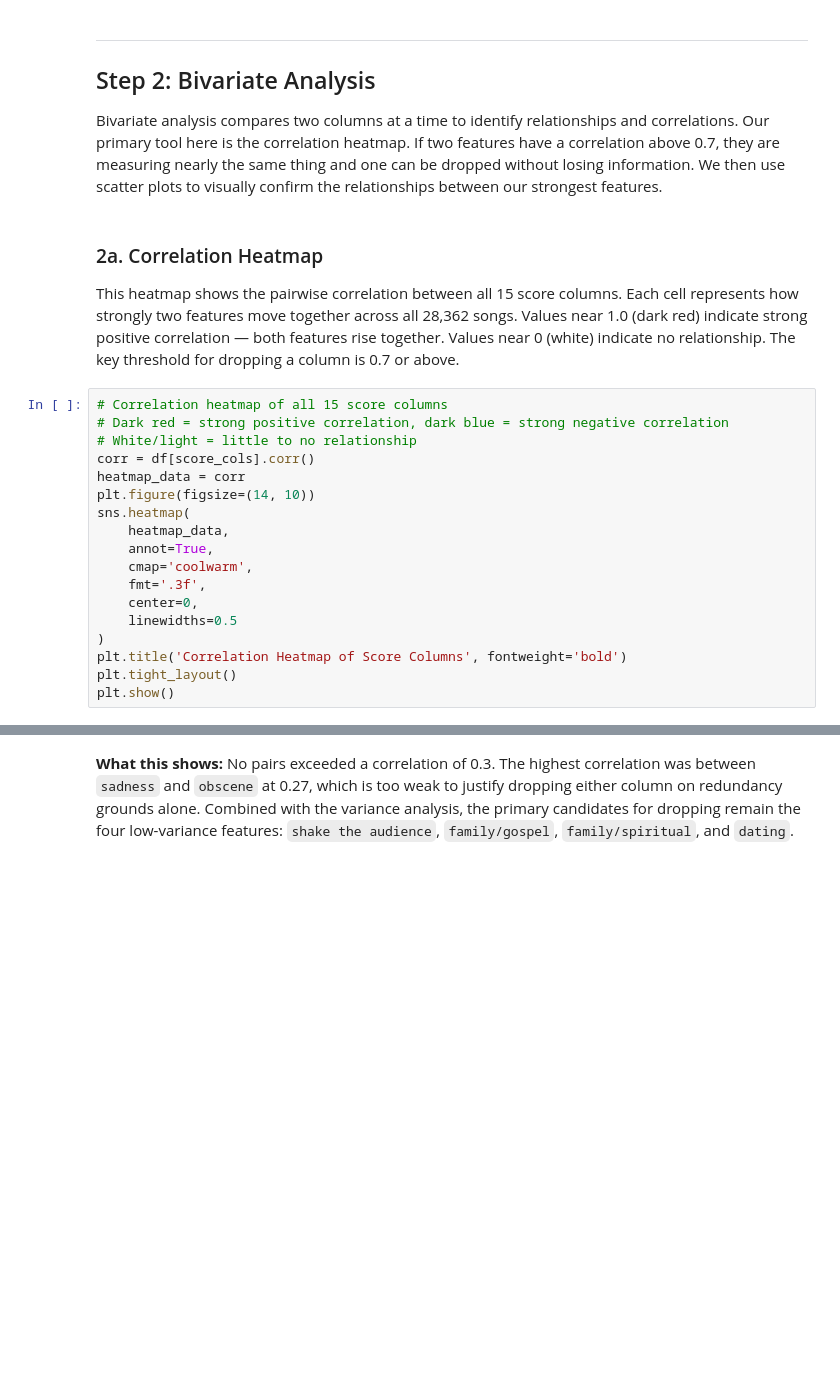
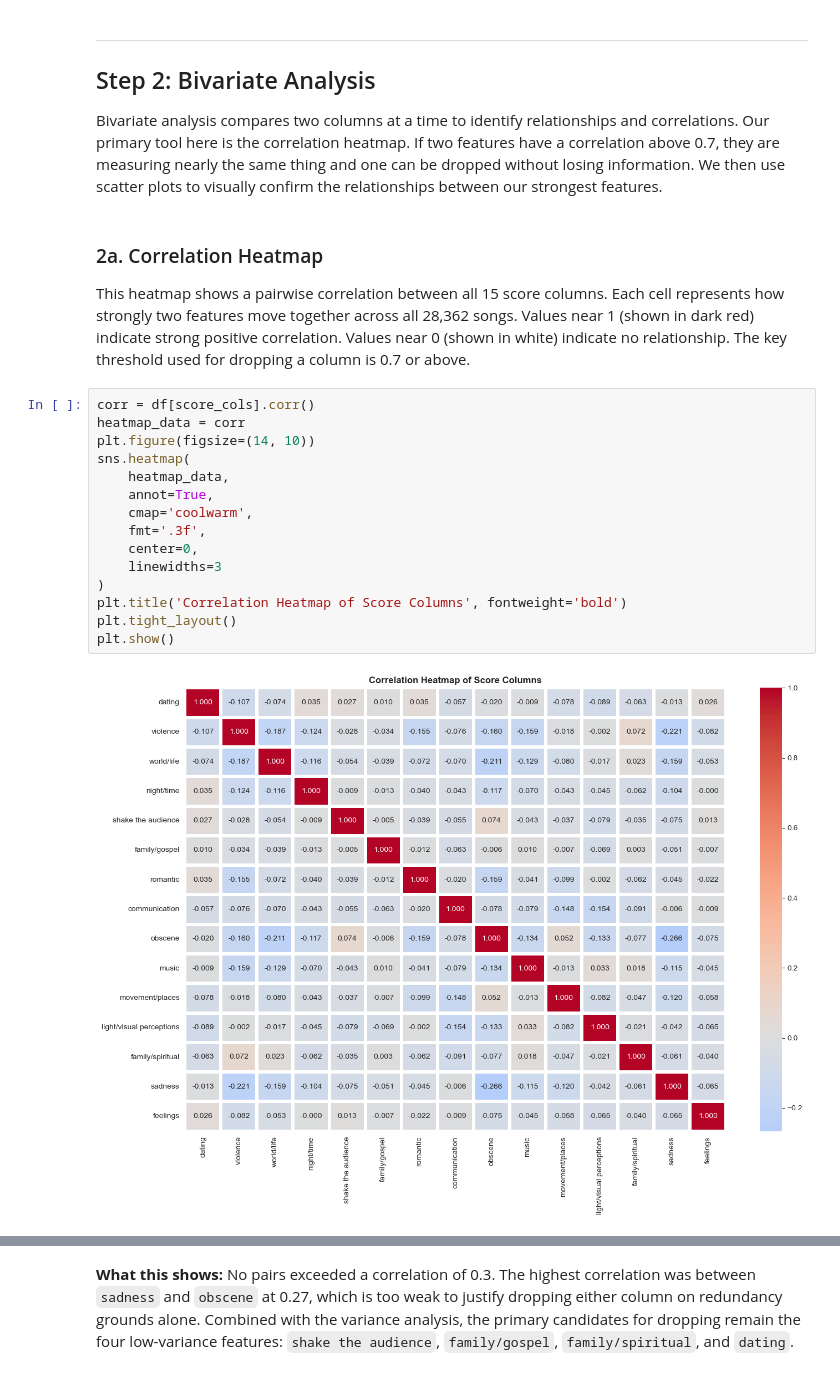
Before and after one commit to dekdiaz23-hue/Music-Recommendation-Algorithm, a Jupyter notebook: EDA.ipynb, the cells around one changed output, grey strips where cells are left out. Saved outputs shown, nothing was run; the diff lists cells and outputs as text; blank space fills up the shorter version.

```diff
--- a/EDA.ipynb
+++ b/EDA.ipynb
@@ -195,23 +270,22 @@ Bivariate analysis compares two columns at a time to identify relationships and
 # %% [markdown]
 ### 2a. Correlation Heatmap
 
-This heatmap shows the pairwise correlation between all 15 score columns. Each cell represents how strongly two features move together across all 28,362 songs. Values near 1.0 (dark red) indicate strong positive correlation — both features rise together. Values near 0 (white) indicate no relationship. The key threshold for dropping a column is 0.7 or above.
+This heatmap shows a pairwise correlation between all 15 score columns. Each cell represents how strongly two features move together across all 28,362 songs. Values near 1 (shown in dark red) indicate strong positive correlation. Values near 0 (shown in white) indicate no relationship. The key threshold used for dropping a column is 0.7 or above.
 # %%
-# Correlation heatmap of all 15 score columns
-# Dark red = strong positive correlation, dark blue = strong negative correlation
-# White/light = little to no relationship
 corr = df[score_cols].corr()
 heatmap_data = corr
 plt.figure(figsize=(14, 10))
 sns.heatmap(
     heatmap_data,
     annot=True,
     cmap='coolwarm',
     fmt='.3f',
     center=0,
-    linewidths=0.5
+    linewidths=3
 )
 plt.title('Correlation Heatmap of Score Columns', fontweight='bold')
 plt.tight_layout()
 plt.show()
+# %% [output]
+[figure, added]
 # %% [markdown]
```
Also changed, not shown: parts of 43 cells of this notebook, 6 other files.
